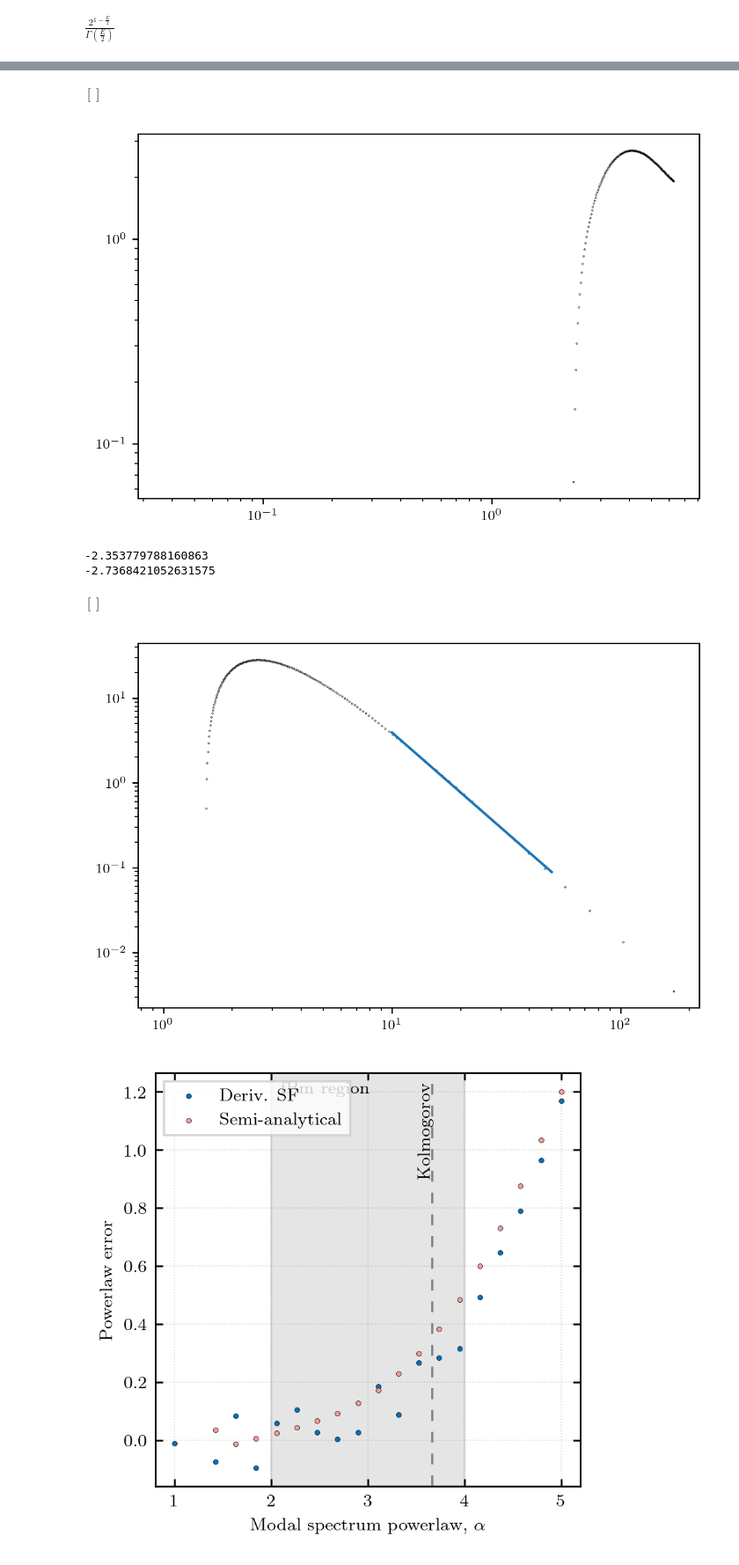
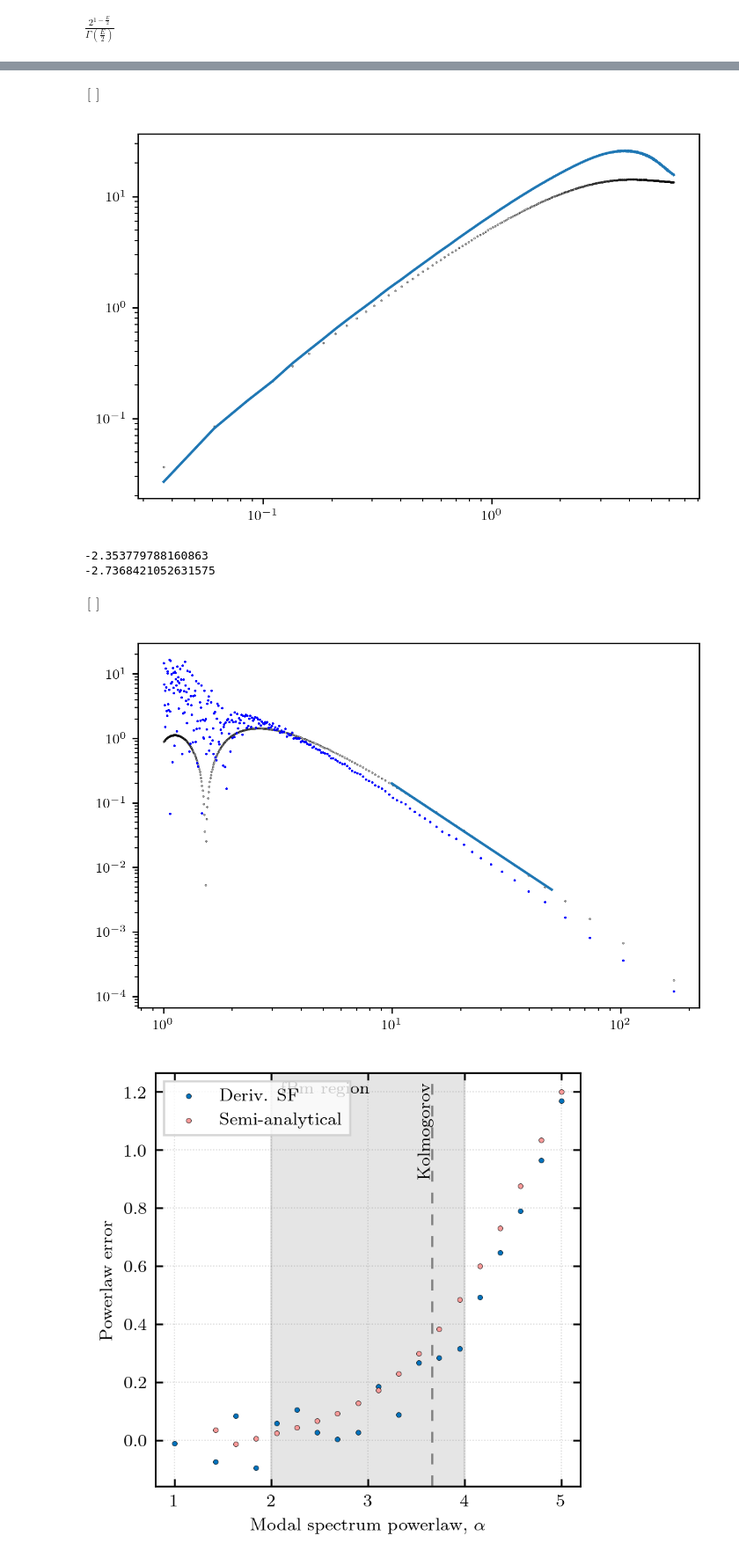
Before and after one commit to mab68/Kea, a Jupyter notebook: paper1/fbm_analytical.ipynb, the cells around one changed output, grey strips where cells are left out. Shown: that part at 88% size. Saved outputs shown, nothing was run; the diff lists cells and outputs as text; code cells hidden in the pictures.

```diff
--- a/paper1/fbm_analytical.ipynb
+++ b/paper1/fbm_analytical.ipynb
@@ -35,10 +35,17 @@ except:
 # %%
 IDX = 13
 lv2 = statfunc_base.get_all_lagvecs([2*n+1 for n in fields[IDX].shape])
-corr2 = corr.process_lags(fields[IDX], fields[IDX], lv2, periodic=True, lenn=phys_dims, shape=tuple([2*n+1 for n in fields[IDX].shape]))
-lvm = statfunc_base.get_lagvec_magnitude_array(corr2.shape)
+corr2 = corr.process_lags(fields[IDX], fields[IDX], lv2, periodic=False, lenn=phys_dims, shape=tuple([2*n+1 for n in fields[IDX].shape]))
+lvm = statfunc_base.get_lagvec_magnitude_array(corr2.shape)# * L/N
 l_true, corr_true, _ = statistics_base.bin_data(lvm, corr2, mean_func=np.nanmean, cut_excess=True, min_bin=1., ignore_nan=True)
-l_true = l_true * L/N
+l_true = l_true  * L/N
+# %%
+IDX = 13
+lv2 = statfunc_base.get_all_lagvecs([2*n+1 for n in fields[IDX].shape])
+sf2 = strfn.process_lags(fields[IDX], fields[IDX], lv2, periodic=True, lenn=phys_dims, shape=tuple([2*n+1 for n in fields[IDX].shape]), orders=[2])[0]
+lvm = statfunc_base.get_lagvec_magnitude_array(sf2.shape)# * L/N
+lsf_true, sf_true, _ = statistics_base.bin_data(lvm, sf2, mean_func=np.nanmean, cut_excess=True, min_bin=1., ignore_nan=True)
+lsf_true = lsf_true  * L/N
 # %%
 import sympy as sp
 x = sp.symbols('x', positive=True, real=True)
@@ -70,16 +77,19 @@ E = sp.Piecewise(
     #((k**(-a) - Kh**(-a)) / (Kl**(-a) - Kh**(-a)), True),
 )
 
-s2 = sp.symbols('s2')
-s2 = sp.integrate(2 * sp.pi * k * E, (k, 0, sp.oo))
-s2 = 1.
+S_E = 2.*np.pi
+norm = (2.*sp.pi)**2
 
-J0 = sp.besselj(0, k*l)
-acf = sp.integrate(2 * sp.pi * E * J0 * k, (k, 0, sp.oo))
-sf = 2*s2*(1 - acf)
-eps = (2*sp.pi)**2 / (8 * sp.pi) * l**2 * sp.diff(sf, l)
+s2 = sp.integrate(S_E * k * E, (k, 0, sp.oo))
+
+acf = sp.integrate(S_E * k * E * sp.besselj(0, k*l), (k, 0, sp.oo))
+
+sf = 2*s2 - 2*acf
+
+eps = 1. / (4. * sp.pi) * l**2 * sp.Abs(sp.diff(sf, l))
 
 display(E)
+display(s2)
 display(acf)
 display(sf)
 display(eps)
@@ -103,34 +114,39 @@ lam_sf = sp.lambdify(l, sf, modules=['scipy', 'numpy', 'mpmath'])
 for _ell in l_true:
     plt.scatter(_ell, lam_sf(_ell), marker='.', color='black', s=0.2)
 #plt.xlim(1., 2.*np.pi)
+plt.plot(lsf_true, sf_true)
 plt.loglog()
 # %% [output]
 $\displaystyle \left[ \right]$
-[figure, old version]
+[figure, new version]
 # %%
 lam_eps = sp.lambdify(l, eps, modules=['scipy', 'numpy', 'mpmath'])
 _ellz = []
 _epsz = []
 for _ell in l_true:
     _ellz.append(2.*np.pi/_ell)
     _epsz.append(lam_eps(_ell))
 
 _ellz = np.array(_ellz, dtype='float')[::-1]
 _epsz = np.array(_epsz, dtype='float')[::-1]
 
 plt.scatter(_ellz, _epsz, marker='.', color='black', s=0.2)
+plt.loglog()
 
 z, xx, p = fit_base.fit_powerlaw(_ellz, _epsz, 10, 50)
 plt.plot(xx, p)
 print(z[0])
 print(-a + 1)
 
+l_eps, sf_eps = strfn_spectra.omni_spectrum_2(sf2, lenn=L)
+plt.scatter(l_eps, np.abs(sf_eps), marker='*', color='blue', s=0.2)
+
 plt.loglog()
 # %% [output]
 -2.353779788160863
 -2.7368421052631575
 $\displaystyle \left[ \right]$
-[figure, old version]
+[figure, new version]
 # %%
 from scipy.special import jv
 import sympy as sp
```
Also changed, not shown: parts of 3 cells of this notebook, 2 other files.
